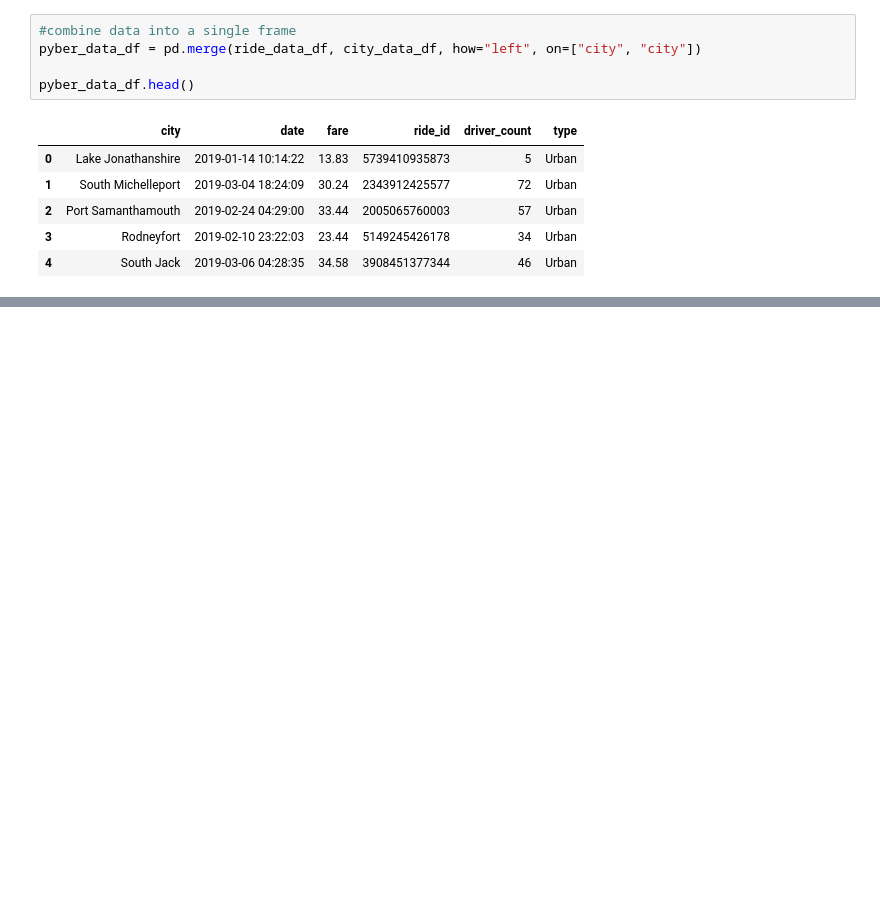
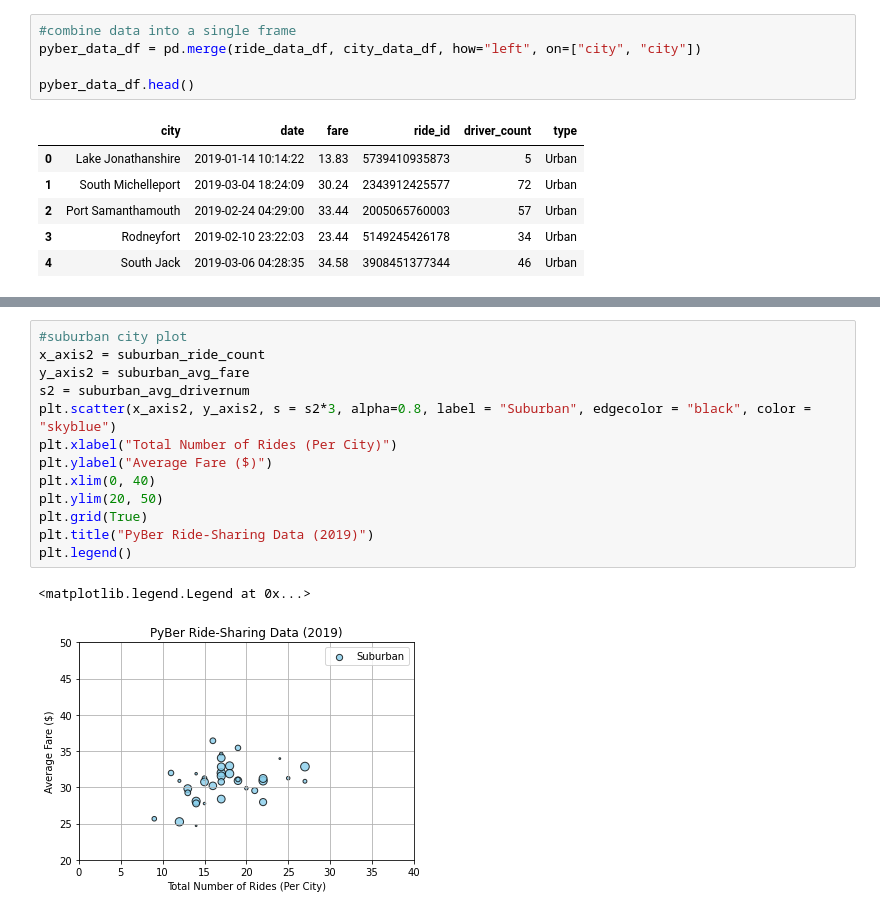
Before and after one commit to Kaedaxe/PyBer_Analysis, a Jupyter notebook: PyBer.ipynb, the cells around one changed output, grey strips where cells are left out. Drawn from its saved outputs; the diff is of its cells as text; blank space fills up the shorter version.

```diff
--- a/PyBer.ipynb
+++ b/PyBer.ipynb
@@ -113,0 +167,16 @@ pyber_data_df.head()
+# %%
+#suburban city plot
+x_axis2 = suburban_ride_count
+y_axis2 = suburban_avg_fare
+s2 = suburban_avg_drivernum
+plt.scatter(x_axis2, y_axis2, s = s2*3, alpha=0.8, label = "Suburban", edgecolor = "black", color = "skyblue")
+plt.xlabel("Total Number of Rides (Per City)")
+plt.ylabel("Average Fare ($)")
+plt.xlim(0, 40)
+plt.ylim(20, 50)
+plt.grid(True)
+plt.title("PyBer Ride-Sharing Data (2019)")
+plt.legend()
+# %% [output]
+<matplotlib.legend.Legend at 0x...>
+[figure, added]
```
Also changed, not shown: parts of 7 cells of this notebook, 3 other files.
